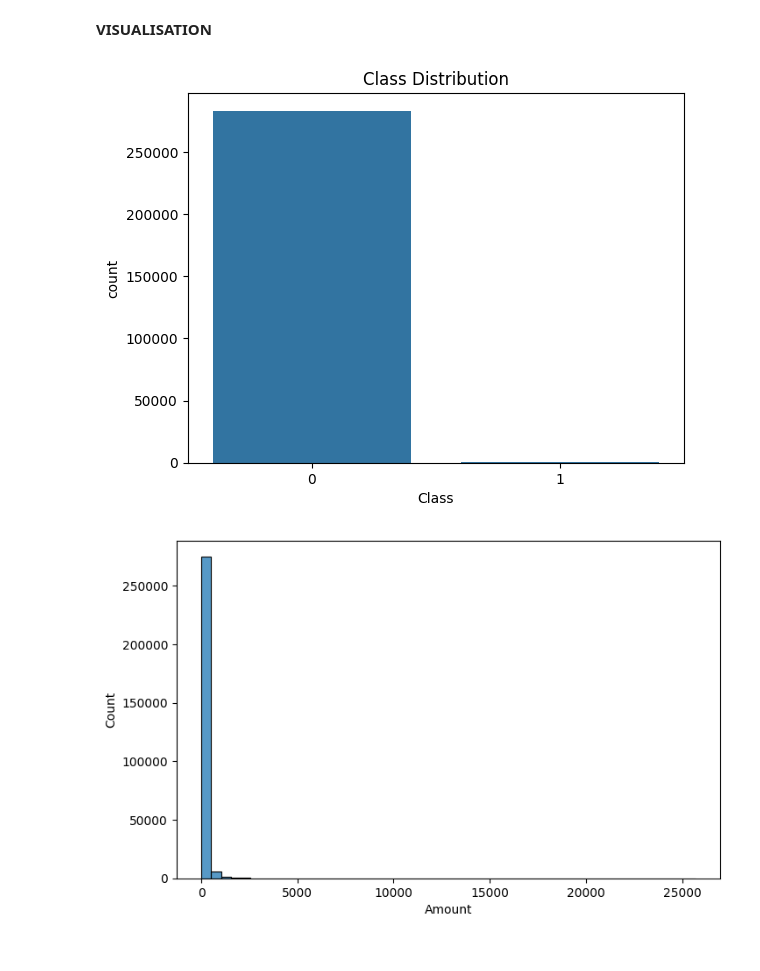
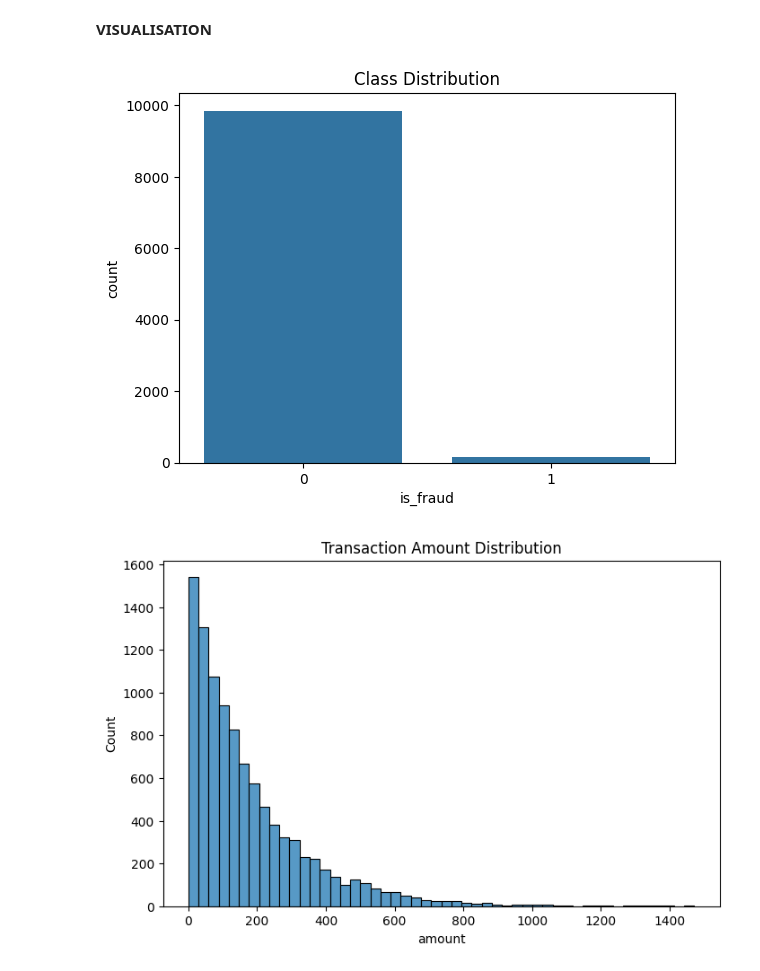
Before and after one commit to jairaj023/Internship-Practice, a Jupyter notebook: Credit_Card_Fraud_Detection.ipynb, the cells around one changed output. Saved outputs shown, nothing was run; the diff lists cells and outputs as text; code cells hidden in the pictures.

```diff
--- a/Credit_Card_Fraud_Detection.ipynb
+++ b/Credit_Card_Fraud_Detection.ipynb
@@ -17,3 +18,2 @@ Saving ccfd.csv to ccfd.csv
 # %%
-credit = pd.read_csv('ccfd.csv')
-credit.head()
+credit = pd.read_csv('credit_card_fraud_10k.csv')
@@ -73,2 +67,0 @@ credit[credit.duplicated()].shape
-# %%
-credit = credit.drop_duplicates()
@@ -137,11 +125,11 @@ Median Transaction:  22.0
 # %% [markdown]
 Time Analysis
 # %%
-credit['Time'] = (credit['Time'] // 3600) % 24
+credit['transaction_hour'] = (credit['transaction_hour'] // 3600) % 24
 
 # Fraud By Hour
 
-fraud_by_hour = credit[credit['Class']==1].groupby('Time').size()
+fraud_by_hour = credit[credit['is_fraud']==1].groupby('transaction_hour').size()
 print(fraud_by_hour)
 
 # peak Fraud Hours
@@ -170,20 +158,20 @@ plt.show()
 # %%
 # Count Plot
 
-sns.countplot(x='Class', data=credit)
+sns.countplot(x='is_fraud', data=credit)
 plt.title('Class Distribution')
 plt.show()
 # %% [output]
-[figure, old version]
+[figure, new version]
 # %%
 # Histogram
 
 plt.figure(figsize=(8,5))
-sns.histplot(credit["Amount"], bins=50)
+sns.histplot(credit["amount"], bins=50)
 plt.title("Transaction Amount Distribution")
 plt.show()
 # %% [output]
-[figure, old version]
+[figure, new version]
 # %%
 # Box Plot
 
```
Also changed, not shown: parts of 31 cells of this notebook.
